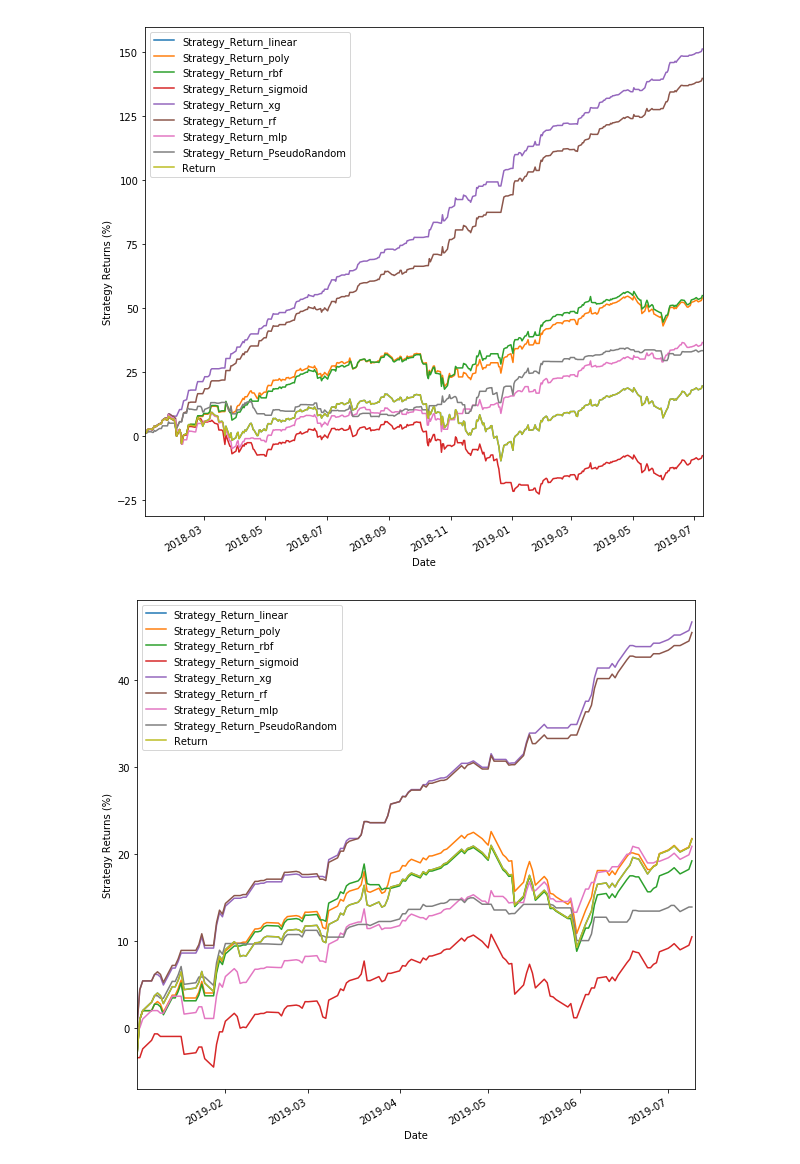
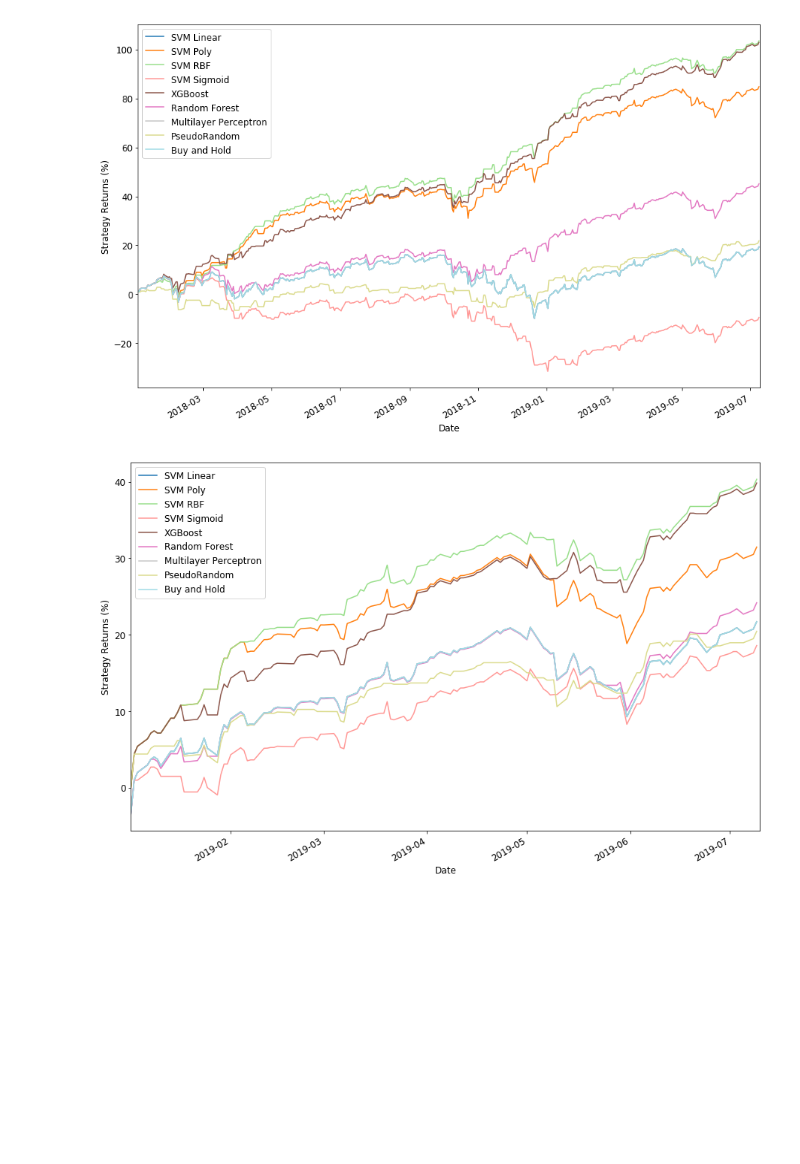
Before and after one commit to leotavares/machinelearning-2019.1, a Jupyter notebook: Trabalho Final/Trabalho Final de Machine Learning.ipynb, the cells around one changed output. Cells and saved outputs as stored; diff of their text form; code cells hidden in the pictures; blank space fills up the shorter version.

```diff
--- a/Trabalho Final/Trabalho Final de Machine Learning.ipynb
+++ b/Trabalho Final/Trabalho Final de Machine Learning.ipynb
@@ -257,8 +259,0 @@ print(np.mean(score))
-# %%
-x = StandardScaler().fit_transform(ndxData.iloc[:,:-1])
-
-pca = PCA(n_components=2)
-principalComponents = pd.DataFrame(pca.fit_transform(x))
-
-principalComponents.plot(kind='scatter',x=0,y=1,c=class_data,cmap='viridis')
-plt.show()
@@ -405,19 +379,20 @@ print(np.mean(score))
 # %%
 #inicialização do Dataframe com os dados de 2019
-train_data = np.array(ndxData[important].iloc[:,:-1])
+train_data = np.array(ndxData[important])
 Df = pd.DataFrame(ndx)[ndxData.index[0]:]
 Df['Return'] = np.log(Df.Close.shift(-1) / Df.Close)*100
 
 #Random Forest
 preds = clfRF.predict(train_data)
 Df['Predicted_Signal_rf'] = preds
-Df['Predicted_Signal_rf'] = Df['Predicted_Signal_rf'].shift(-1)
+print(preds)
+#Df['Predicted_Signal_rf'] = Df['Predicted_Signal_rf'].shift(-1)
 Df['Strategy_Return_rf'] = Df.Return * Df.Predicted_Signal_rf
 
 #multilayer perceptron
 preds = clfMLP.predict(train_data)
 Df['Predicted_Signal_mlp'] = preds
-Df['Predicted_Signal_mlp'] = Df['Predicted_Signal_mlp'].shift(-1)
+#Df['Predicted_Signal_mlp'] = Df['Predicted_Signal_mlp']#.shift(-1)
 Df['Strategy_Return_mlp'] = Df.Return * Df.Predicted_Signal_mlp
 
 #XGBoost Tree
@@ -426,13 +401,7 @@ Df['Predicted_Signal_xg'] = preds>=0.5
 Df['Predicted_Signal_xg_safe'] = preds>=0.7
 Df['Predicted_Signal_xg_aggro'] = preds>=0.3
 
-Df['Predicted_Signal_xg'] = Df['Predicted_Signal_xg'].shift(-1)
-Df['Predicted_Signal_xg_safe'] = Df['Predicted_Signal_xg_safe'].shift(-1)
-Df['Predicted_Signal_xg_aggro'] = Df['Predicted_Signal_xg_aggro'].shift(-1)
-
 Df['Strategy_Return_xg'] = Df.Return * Df.Predicted_Signal_xg
-Df['Strategy_Return_xg_safe'] = Df.Return * Df.Predicted_Signal_xg_safe
-Df['Strategy_Return_xg_aggro'] = Df.Return * Df.Predicted_Signal_xg_aggro
 
 #SVMs
 SVMPredict = []
@@ -441,4 +410,7 @@ for i,clf in enumerate(clfSVM):
     kernelPredict = 'Strategy_Return_'+kernels[i]
     SVMPredict.append(kernelPredict)
     Df[kernelPredict] = preds
-    Df[kernelPredict] = Df.Return * Df[kernelPredict].shift(-1)
+    Df[kernelPredict] = Df.Return * Df[kernelPredict]#.shift(-1)
+
+#pseudorandom
+Df['Strategy_Return_PseudoRandom'] = Df.Return * np.random.random_integers(low=0, high=1, size=Df.Return.shape[0])
@@ -451,0 +419,14 @@ plt.show()
+# %%
+my_labels=['SVM Linear', 'SVM Poly', 'SVM RBF', 'SVM Sigmoid',
+          'XGBoost', 'Random Forest', 'Multilayer Perceptron', 'PseudoRandom',
+          'Buy and Hold']
+
+columnsToPlot = SVMPredict+['Strategy_Return_xg','Strategy_Return_rf',
+                 'Strategy_Return_mlp','Strategy_Return_PseudoRandom','Return']
+
+plt.rcParams.update({'font.size': 12})
+
+Df[columnsToPlot].cumsum().plot(figsize=(15,10),cmap='tab20')
+plt.ylabel("Strategy Returns (%)")
+plt.legend(labels=my_labels)
+plt.show()
@@ -452,12 +435,14 @@ plt.show()
 # %%
-Df[SVMPredict+['Strategy_Return_xg','Strategy_Return_rf','Strategy_Return_mlp','Strategy_Return_PseudoRandom','Return']]['2018':].cumsum().plot(figsize=(10,10))
+Df[columnsToPlot]['2018':].cumsum().plot(figsize=(15,10),cmap='tab20')
 plt.ylabel("Strategy Returns (%)")
+plt.legend(labels=my_labels)
 plt.show()
 # %% [output]
-[figure, old version]
+[figure, new version]
 # %%
-Df[SVMPredict+['Strategy_Return_xg','Strategy_Return_rf','Strategy_Return_mlp','Strategy_Return_PseudoRandom','Return']]['2019':].cumsum().plot(figsize=(10,10))
+Df[columnsToPlot]['2019':].cumsum().plot(figsize=(15,10),cmap='tab20')
 plt.ylabel("Strategy Returns (%)")
+plt.legend(labels=my_labels)
 plt.show()
 # %% [output]
-[figure, old version]
+[figure, new version]
```
Also changed, not shown: parts of 26 cells of this notebook.
